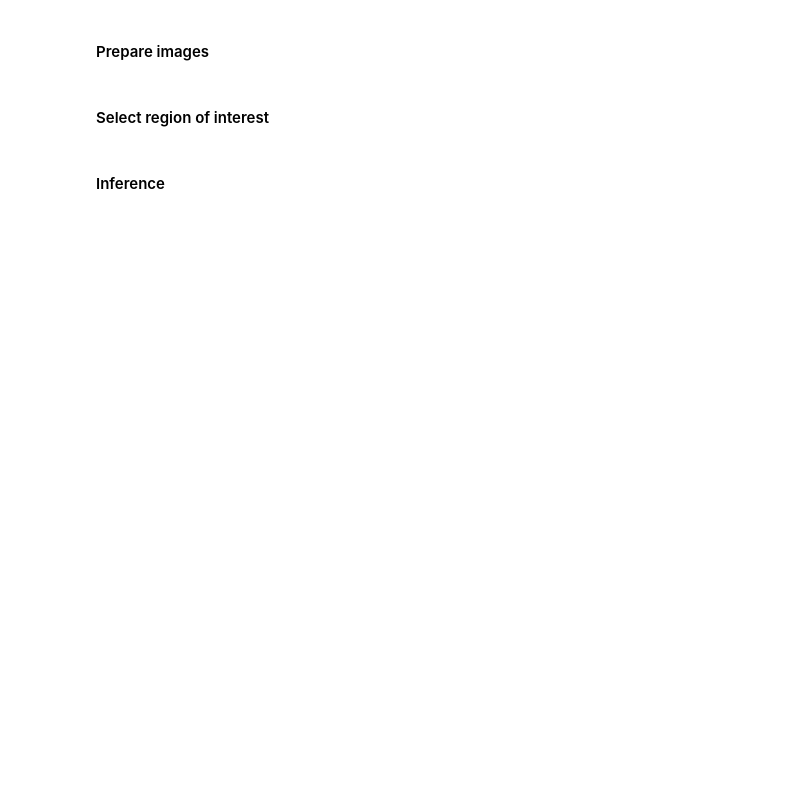
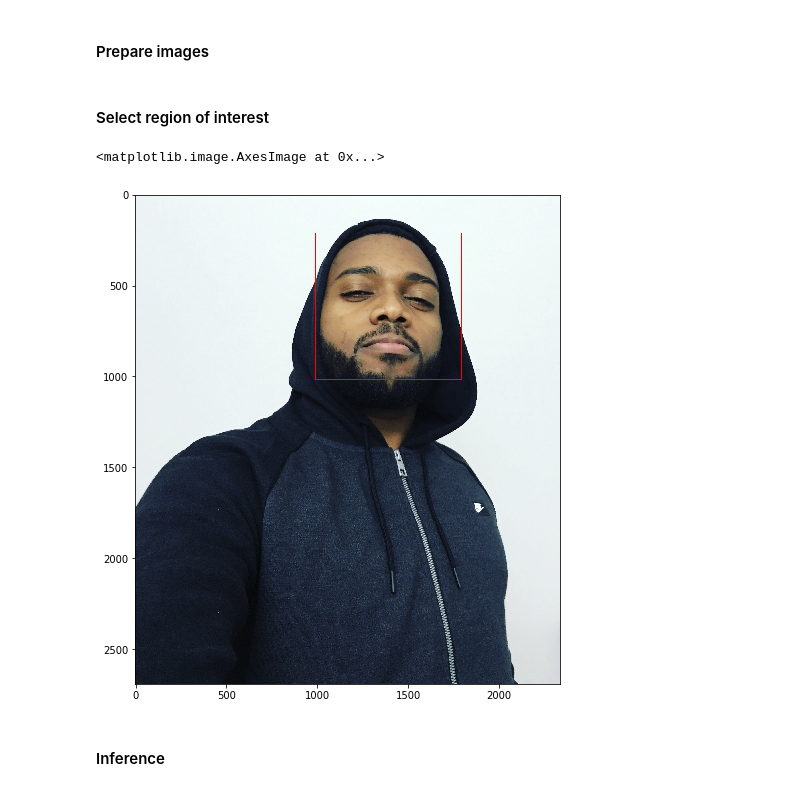
Before and after one commit to Mdhvince/Facial_Keypoints_Detection_CVND, a Jupyter notebook: inference.ipynb, the cells around one changed output. Drawn from its saved outputs; the diff is of its cells as text; code cells hidden in the pictures; blank space fills up the shorter version.

```diff
--- a/inference.ipynb
+++ b/inference.ipynb
@@ -76,29 +80,29 @@ def tensor_img(image):
 # %%
 # Detect Face in an Image using Cascade File
 
-image = cv2.imread('/content/drive/My Drive/Colab Notebooks/P1_Facial_Keypoints/moi2.jpg')
+image = cv2.imread('images/IMG_3529.jpg')
 
 image = cv2.cvtColor(image, cv2.COLOR_BGR2RGB)
 
 img_detection = image.copy()
 
 
-face_cascade = cv2.CascadeClassifier('/content/drive/My Drive/Colab Notebooks/P1_Facial_Keypoints/detector_architectures/haarcascade_frontalface_default.xml')
+face_cascade = cv2.CascadeClassifier('detector_architectures/haarcascade_frontalface_default.xml')
 
 faces = face_cascade.detectMultiScale(img_detection, scaleFactor=1.2, minNeighbors=2)
 
 
 for (x,y,w,h) in faces:
 
     cv2.rectangle(img_detection,(x,y),(x+w,y+h),(255,0,0),3)
 
 
-
 fig = plt.figure(figsize=(9,9))
 
-plt.axis('off')
-
 plt.imshow(img_detection)
+# %% [output]
+<matplotlib.image.AxesImage at 0x...>
+[figure, added]
 # %% [markdown]
 #### Inference
 # %%
```
Also changed, not shown: parts of 9 cells of this notebook.
